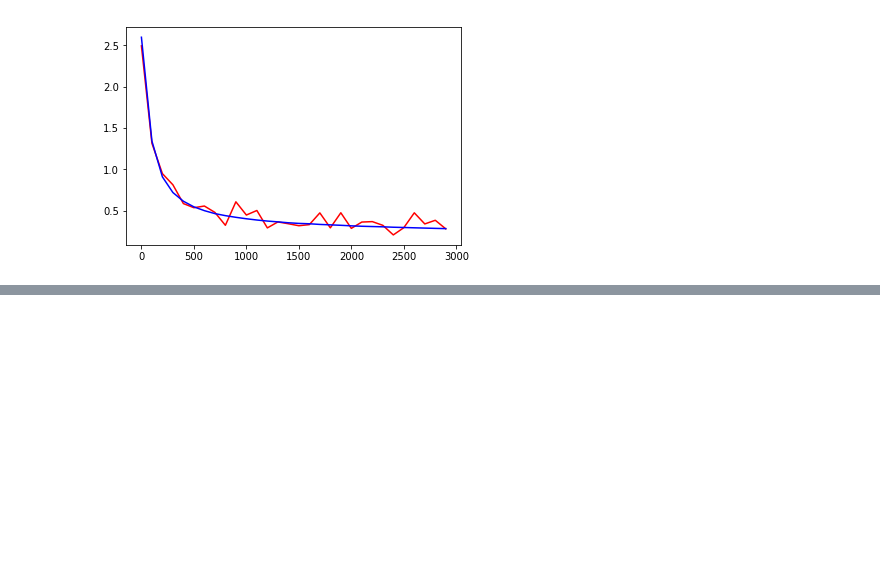
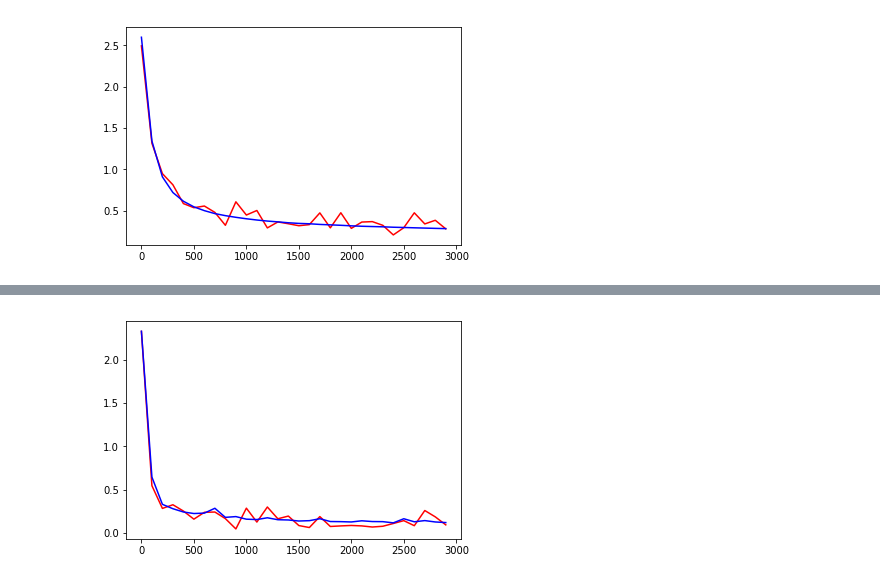
Before and after one commit to takaiwai/deep-learning-for-art-and-design, a Jupyter notebook: 08_5_deeper_network.ipynb, the cells around one changed output, grey strips where cells are left out. Cells and saved outputs as stored; diff of their text form; code cells hidden in the pictures; blank space fills up the shorter version.

```diff
--- a/08_5_deeper_network.ipynb
+++ b/08_5_deeper_network.ipynb
@@ -22,0 +38,8 @@ plt.show()
+# %%
+seven_layer_log = pickle.load(open('code/08_techniques/08_5_deeper_net/seven_layer_log.pkl', "rb"))
+# %%
+plt.plot(seven_layer_log['loss_train_itr'], seven_layer_log['loss_train'], 'r')
+plt.plot(seven_layer_log['loss_test_itr'], seven_layer_log['loss_test'], 'b')
+plt.show()
+# %% [output]
+[figure, added]
```
Also changed, not shown: parts of 6 cells of this notebook, 1 other file.
